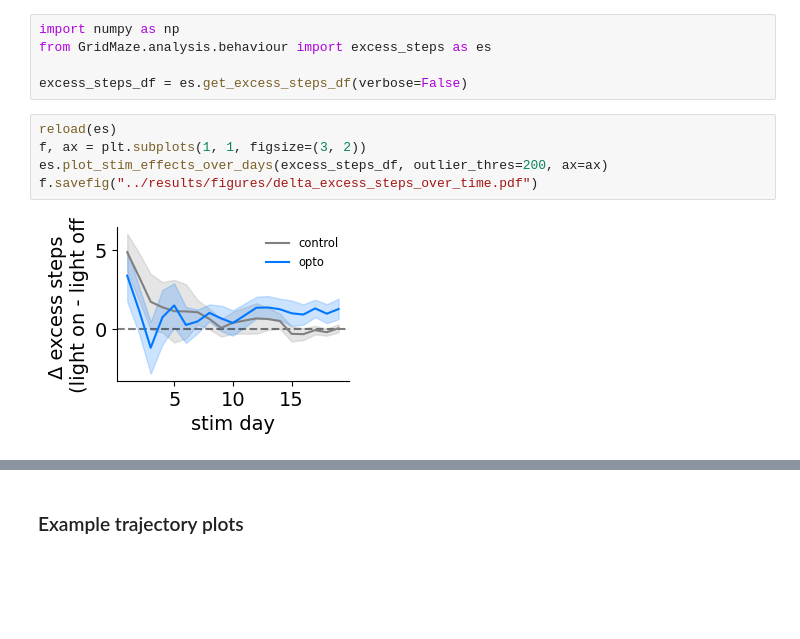
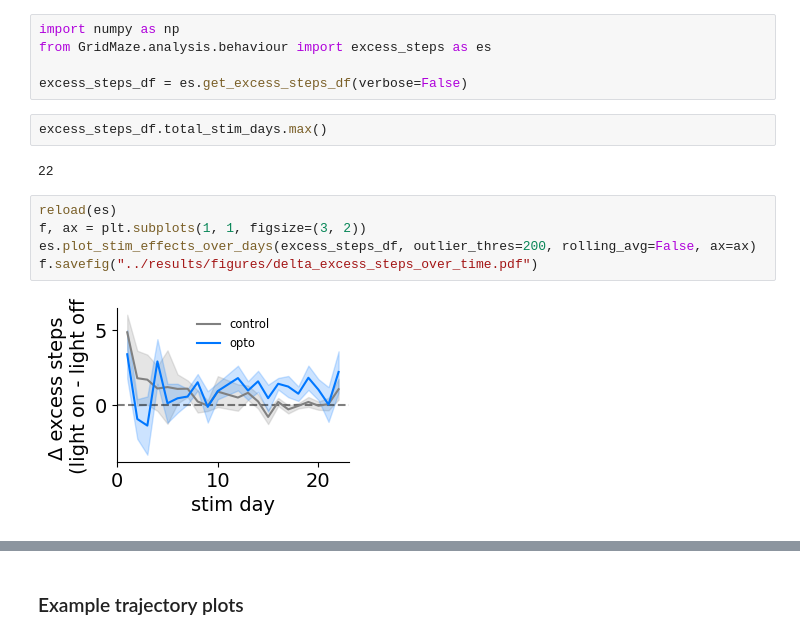
Before and after one commit to peterdoohan/goalNav_mFC-opto3, a Jupyter notebook: code/Notebooks/performance_metrics.ipynb, the cells around one changed output, grey strips where cells are left out. Drawn from its saved outputs; the diff is of its cells as text; blank space fills up the shorter version.

```diff
--- a/code/Notebooks/performance_metrics.ipynb
+++ b/code/Notebooks/performance_metrics.ipynb
@@ -55,13 +54,17 @@ import numpy as np
 from GridMaze.analysis.behaviour import excess_steps as es
 
 excess_steps_df = es.get_excess_steps_df(verbose=False)
+# %%
+excess_steps_df.total_stim_days.max()
+# %% [output]
+22
 # %%
 reload(es)
 f, ax = plt.subplots(1, 1, figsize=(3, 2))
-es.plot_stim_effects_over_days(excess_steps_df, outlier_thres=200, ax=ax)
+es.plot_stim_effects_over_days(excess_steps_df, outlier_thres=200, rolling_avg=False, ax=ax)
 f.savefig("../results/figures/delta_excess_steps_over_time.pdf")
 # %% [output]
-[figure, old version]
+[figure, new version]
 # %%
 fig, ax = plt.subplots(1, 1, figsize=(2, 4))
 es.plot_random_effects_summary(
```
Also changed, not shown: parts of 7 cells of this notebook, 7 other files.
